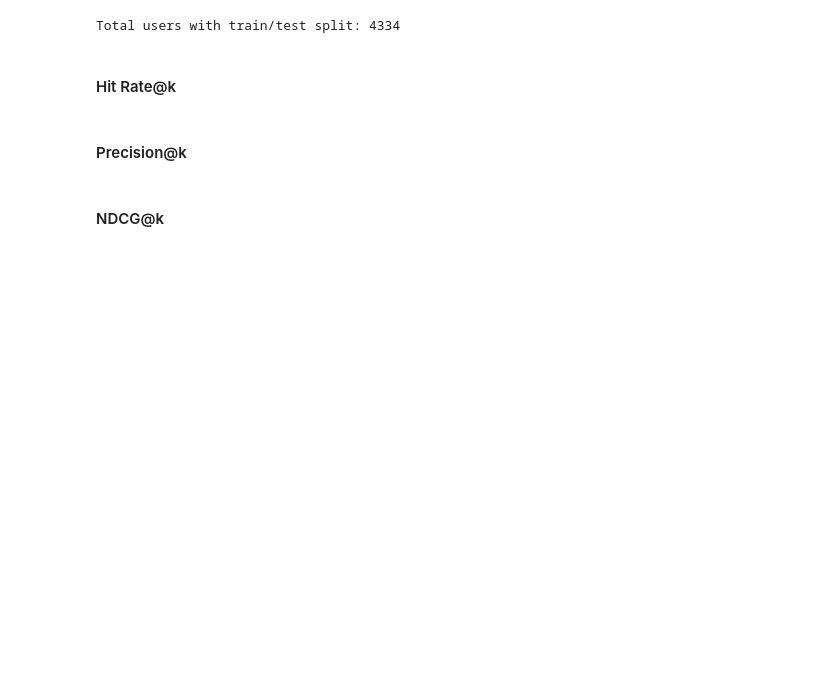
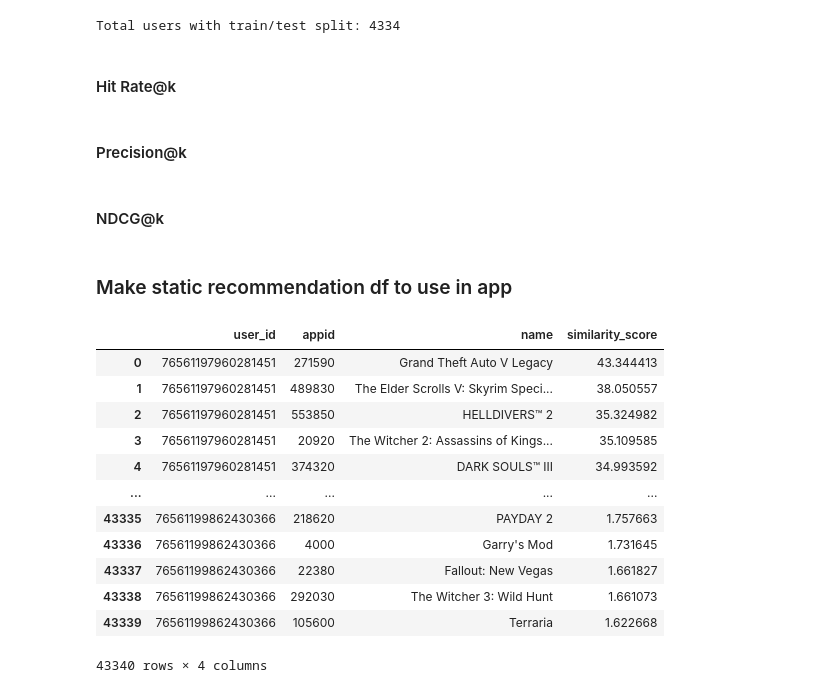
Before and after one commit to brownjrr/llm_steam_bot, a Jupyter notebook: src/recommender/collaborative_memory_based.ipynb, the cells around one changed output. Cells and saved outputs as stored; diff of their text form; code cells hidden in the pictures; blank space fills up the shorter version.

```diff
--- a/src/recommender/collaborative_memory_based.ipynb
+++ b/src/recommender/collaborative_memory_based.ipynb
@@ -302,7 +308,7 @@ total_games = 100
 #for interaction_df_train in [interaction_df_100_train, interaction_df_1000_train]: # 100 most played games and 1000 most played
 for interaction_df_train, df_top_game_details in [(interaction_df_100_train, df_top_100_game_details),(interaction_df_1000_train, df_top_1000_game_details)]: # 100 most played games and 1000 most played
   print("starting for interaction_df_train")
-  for threshold in [None, 600, 1200, 1800]:
+  for threshold in [None, 150, 300, 600, 1200, 1800]:
     print(f"starting for threshold: {threshold}")
     # Make similarity
     user_item_matrix_train, item_similarity_df_train = get_item_similarity(interaction_df_train, threshold=threshold)
@@ -347,7 +353,7 @@ precision_results = []
 total_games = 100
 for interaction_df_train, df_top_game_details in [(interaction_df_100_train, df_top_100_game_details),(interaction_df_1000_train, df_top_1000_game_details)]: # 100 most played games and 1000 most played
   print("starting for interaction_df_train")
-  for threshold in [None, 600, 1200, 1800]:
+  for threshold in [None, 150, 300, 600, 1200, 1800]:
     print(f"starting for threshold: {threshold}")
     # Make similarity
     user_item_matrix_train, item_similarity_df_train = get_item_similarity(interaction_df_train, threshold=threshold)
@@ -397,7 +403,7 @@ ndcg_results = []
 total_games = 100
 for interaction_df_train, df_top_game_details in [(interaction_df_100_train, df_top_100_game_details),(interaction_df_1000_train, df_top_1000_game_details)]: # 100 most played games and 1000 most played
   print("starting for interaction_df_train")
-  for threshold in [None, 600, 1200, 1800]:
+  for threshold in [None, 150, 300, 600, 1200, 1800]:
     print(f"starting for threshold: {threshold}")
     # Make similarity
     user_item_matrix_train, item_similarity_df_train = get_item_similarity(interaction_df_train, threshold=threshold)
@@ -427,3 +433,32 @@ df_memory_based_ndcg = pd.DataFrame(ndcg_results)
 df_memory_based_ndcg["threshold"] = df_memory_based_ndcg["threshold"].astype(str)
 # Save .csv
 df_memory_based_ndcg.to_csv('../../data/df_memory_based_ndcg.csv', index=False)
+# %% [markdown]
+### Make static recommendation df to use in app
+# %%
+users = user_item_matrix.index.tolist()
+df__memory_based_recommendations = pd.DataFrame(columns=['user_id','appid','name','similarity_score'])
+#recommendations = []
+for user in users:
+    df_recommendation = recommend_games_for_user(user, interaction_df_1000, user_item_matrix, item_similarity_df, df_top_1000_game_details, df_users_owned_games, top_n=10, show_output=False)
+    df_recommendation['user_id'] = user
+    df__memory_based_recommendations = pd.concat([df__memory_based_recommendations, df_recommendation])
+
+df_memory_based_recommendations = df__memory_based_recommendations.reset_index(drop=True)
+df_memory_based_recommendations.to_csv('../../data/df_memory_based_recommendations.csv', index=False)
+# %%
+df_memory_based_recommendations
+# %% [output]
+|  | user_id | appid | name | similarity_score |
+| 0 | 76561197960281451 | 271590 | Grand Theft Auto V Legacy | 43.344413 |
+| 1 | 76561197960281451 | 489830 | The Elder Scrolls V: Skyrim Speci... | 38.050557 |
+| 2 | 76561197960281451 | 553850 | HELLDIVERS™ 2 | 35.324982 |
+| 3 | 76561197960281451 | 20920 | The Witcher 2: Assassins of Kings... | 35.109585 |
+| 4 | 76561197960281451 | 374320 | DARK SOULS™ III | 34.993592 |
+| ... | ... | ... | ... | ... |
+| 43335 | 76561199862430366 | 218620 | PAYDAY 2 | 1.757663 |
+| 43336 | 76561199862430366 | 4000 | Garry's Mod | 1.731645 |
+| 43337 | 76561199862430366 | 22380 | Fallout: New Vegas | 1.661827 |
+| 43338 | 76561199862430366 | 292030 | The Witcher 3: Wild Hunt | 1.661073 |
+| 43339 | 76561199862430366 | 105600 | Terraria | 1.622668 |
+43340 rows × 4 columns
```
Also changed, not shown: parts of 13 cells of this notebook, 11 other files.
